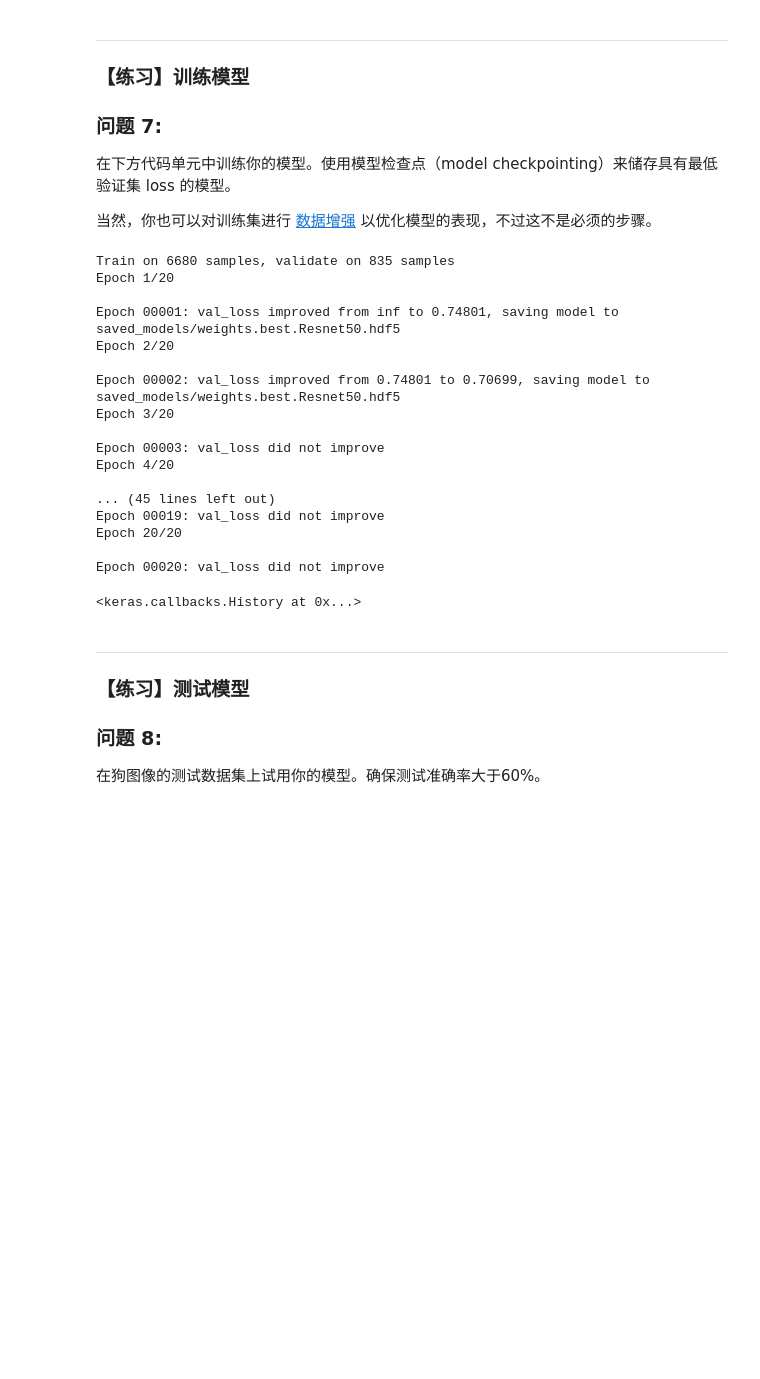
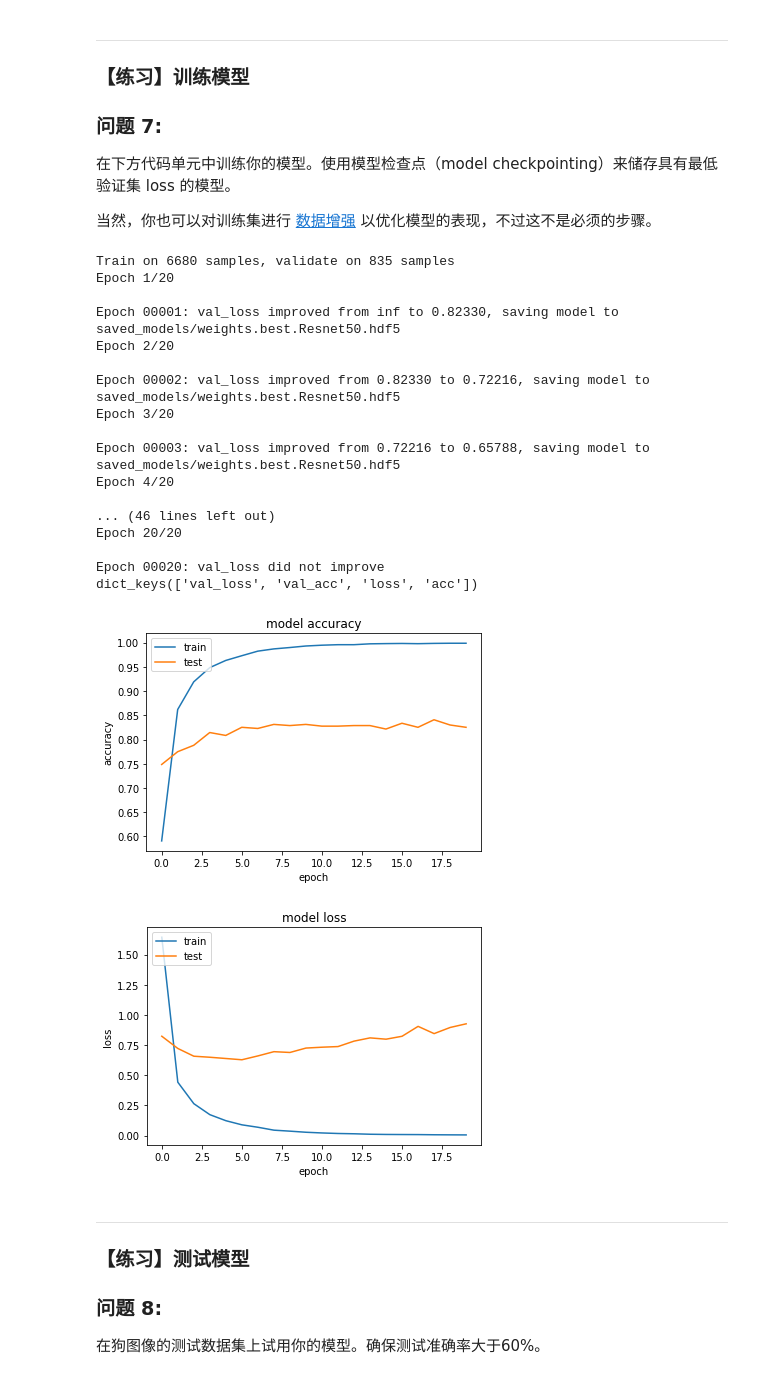
Before and after one commit to agassi4013/MLND_dog_project, a Jupyter notebook: dog_app.ipynb, the cells around one changed output. Saved outputs shown, nothing was run; the diff lists cells and outputs as text; code cells hidden in the pictures; blank space fills up the shorter version.

```diff
--- a/dog_app.ipynb
+++ b/dog_app.ipynb
@@ -676,34 +736,53 @@ Resnet50_model.compile(loss='categorical_crossentropy', optimizer='rmsprop', met
 在下方代码单元中训练你的模型。使用模型检查点（model checkpointing）来储存具有最低验证集 loss 的模型。
 
 当然，你也可以对训练集进行 [数据增强](https://blog.keras.io/building-powerful-image-classification-models-using-very-little-data.html) 以优化模型的表现，不过这不是必须的步骤。
-# %%
-### TODO: 训练模型
-
-checkpointer = ModelCheckpoint(filepath='saved_models/weights.best.Resnet50.hdf5',
-                               verbose=1, save_best_only=True)
-
-Resnet50_model.fit(train_Resnet50, train_targets,
-          validation_data=(valid_Resnet50, valid_targets),
-          epochs=20, batch_size=20, callbacks=[checkpointer], verbose=1)
-# %% [output]
-Train on 6680 samples, validate on 835 samples
-Epoch 1/20
-
-Epoch 00001: val_loss improved from inf to 0.74801, saving model to saved_models/weights.best.Resnet50.hdf5
-Epoch 2/20
-
-Epoch 00002: val_loss improved from 0.74801 to 0.70699, saving model to saved_models/weights.best.Resnet50.hdf5
-Epoch 3/20
-
-Epoch 00003: val_loss did not improve
-Epoch 4/20
-
-... (45 lines left out)
-Epoch 00019: val_loss did not improve
-Epoch 20/20
-
-Epoch 00020: val_loss did not improve
-<keras.callbacks.History at 0x...>
+# %%
+### TODO: 训练模型
+
+checkpointer = ModelCheckpoint(filepath='saved_models/weights.best.Resnet50.hdf5',
+                               verbose=1, save_best_only=True)
+
+history = Resnet50_model.fit(train_Resnet50, train_targets,
+          validation_data=(valid_Resnet50, valid_targets),
+          epochs=20, batch_size=20, callbacks=[checkpointer], verbose=1)
+# list all data in history
+print(history.history.keys())
+# summarize history for accuracy
+plt.plot(history.history['acc'])
+plt.plot(history.history['val_acc'])
+plt.title('model accuracy')
+plt.ylabel('accuracy')
+plt.xlabel('epoch')
+plt.legend(['train', 'test'], loc='upper left')
+plt.show()
+# summarize history for loss
+plt.plot(history.history['loss'])
+plt.plot(history.history['val_loss'])
+plt.title('model loss')
+plt.ylabel('loss')
+plt.xlabel('epoch')
+plt.legend(['train', 'test'], loc='upper left')
+plt.show()
+# %% [output]
+Train on 6680 samples, validate on 835 samples
+Epoch 1/20
+
+Epoch 00001: val_loss improved from inf to 0.82330, saving model to saved_models/weights.best.Resnet50.hdf5
+Epoch 2/20
+
+Epoch 00002: val_loss improved from 0.82330 to 0.72216, saving model to saved_models/weights.best.Resnet50.hdf5
+Epoch 3/20
+
+Epoch 00003: val_loss improved from 0.72216 to 0.65788, saving model to saved_models/weights.best.Resnet50.hdf5
+Epoch 4/20
+
+... (46 lines left out)
+Epoch 20/20
+
+Epoch 00020: val_loss did not improve
+dict_keys(['val_loss', 'val_acc', 'loss', 'acc'])
+[figure, added]
+[figure, added]
 # %%
 ### TODO: 加载具有最佳验证loss的模型权重
 
```
Also changed, not shown: parts of 10 cells of this notebook, 1 other file.
